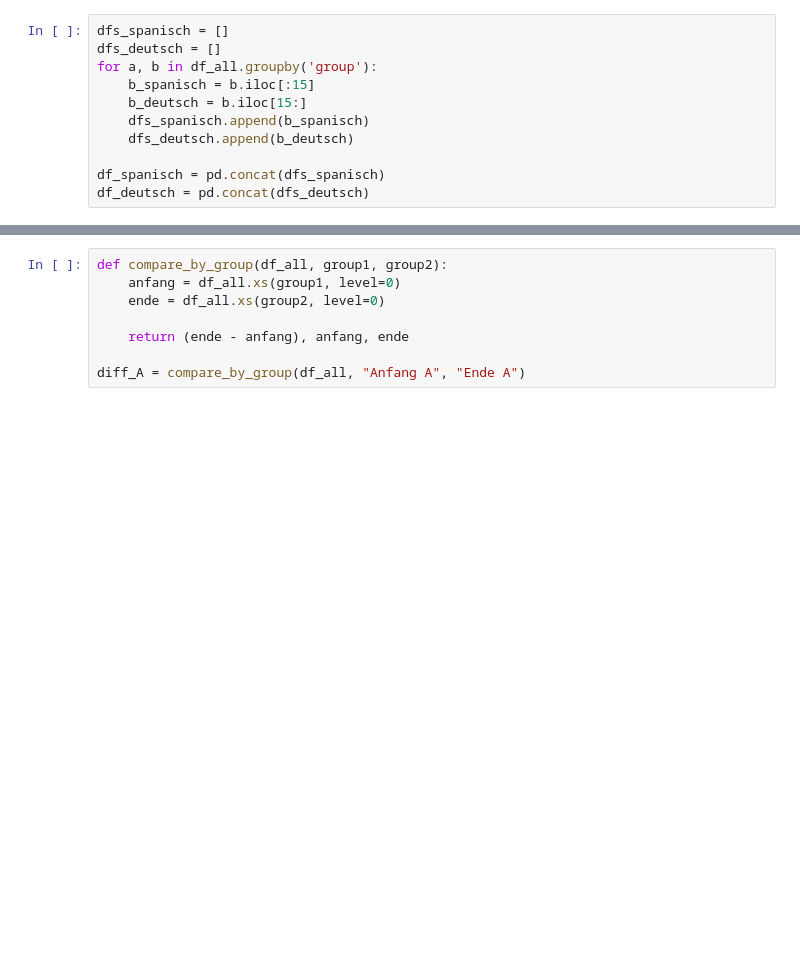
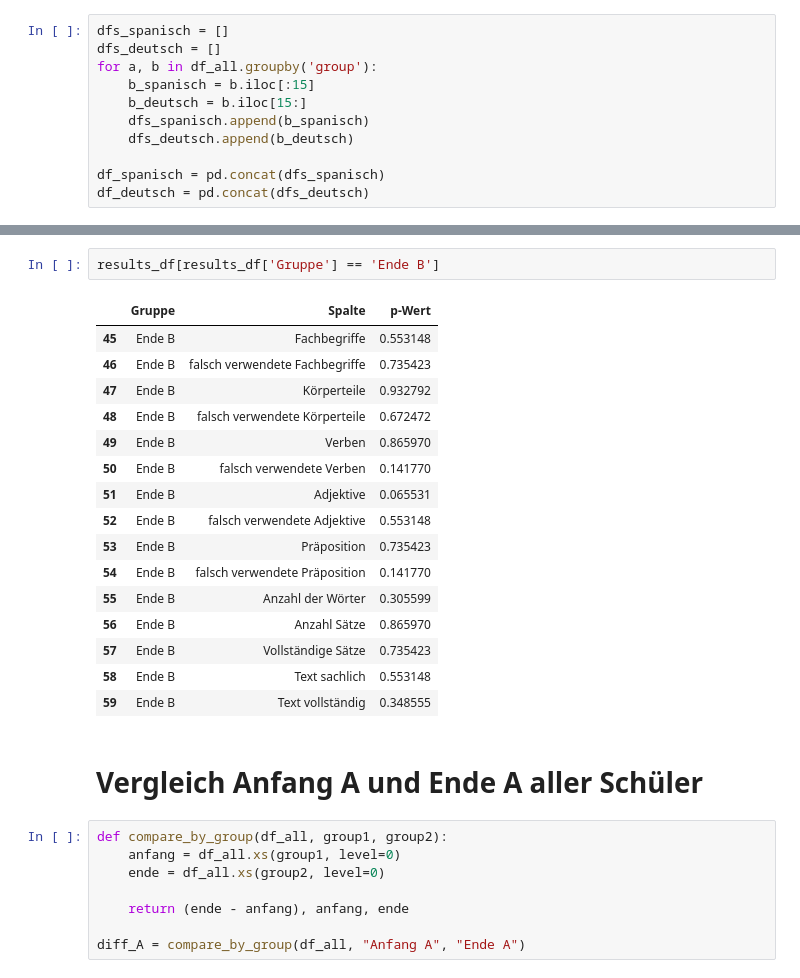
Before and after one commit to pietow/Auswertung, a Jupyter notebook: auswertung.ipynb, the cells around one changed output, grey strips where cells are left out. Drawn from its saved outputs; the diff is of its cells as text; blank space fills up the shorter version.

```diff
--- a/auswertung.ipynb
+++ b/auswertung.ipynb
@@ -86,3 +149,24 @@ df_spanisch
+# %%
+results_df[results_df['Gruppe'] == 'Ende B']
+# %% [output]
+|  | Gruppe | Spalte | p-Wert |
+| 45 | Ende B | Fachbegriffe | 0.553148 |
+| 46 | Ende B | falsch verwendete Fachbegriffe | 0.735423 |
+| 47 | Ende B | Körperteile | 0.932792 |
+| 48 | Ende B | falsch verwendete Körperteile | 0.672472 |
+| 49 | Ende B | Verben | 0.865970 |
+| 50 | Ende B | falsch verwendete Verben | 0.141770 |
+| 51 | Ende B | Adjektive | 0.065531 |
+| 52 | Ende B | falsch verwendete Adjektive | 0.553148 |
+| 53 | Ende B | Präposition | 0.735423 |
+| 54 | Ende B | falsch verwendete Präposition | 0.141770 |
+| 55 | Ende B | Anzahl der Wörter | 0.305599 |
+| 56 | Ende B | Anzahl Sätze | 0.865970 |
+| 57 | Ende B | Vollständige Sätze | 0.735423 |
+| 58 | Ende B | Text sachlich | 0.553148 |
+| 59 | Ende B | Text vollständig | 0.348555 |
+# %% [markdown]
+# Vergleich Anfang A und Ende A aller Schüler
 # %%
 def compare_by_group(df_all, group1, group2):
     anfang = df_all.xs(group1, level=0)
```
Also changed, not shown: parts of 10 cells of this notebook, 1 other file.
